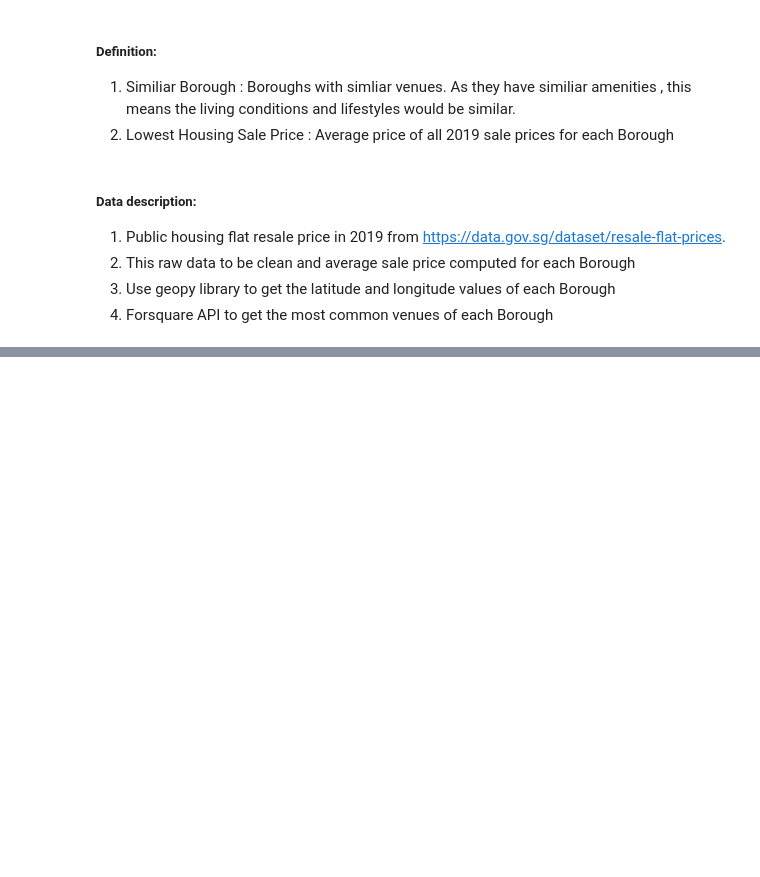
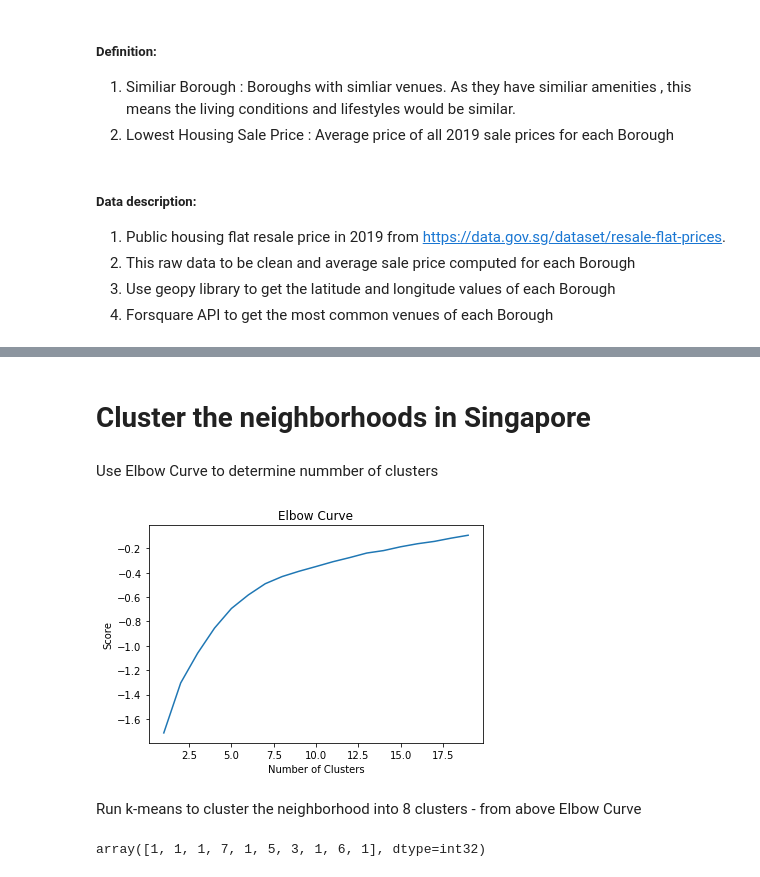
Before and after one commit to fabiankoh/AppliedDataScienceCapstone, a Jupyter notebook: Applied Data Science CapstoneProjectW4-5.ipynb, the cells around one changed output, grey strips where cells are left out. Drawn from its saved outputs; the diff is of its cells as text; code cells hidden in the pictures; blank space fills up the shorter version.

```diff
--- a/Applied Data Science CapstoneProjectW4-5.ipynb
+++ b/Applied Data Science CapstoneProjectW4-5.ipynb
@@ -23,0 +280,6 @@ Best borough in this case would be the lowest priced Borough among the other sim
+# %%
+LIMIT = 100 #limit of number of venues returned by Foursquare API
+
+import requests # library to handle requests
+
+sg_venues = getNearbyVenues(nearby_names, nearby_latitudes, nearby_longitudes)
@@ -23,0 +345,12 @@ Best borough in this case would be the lowest priced Borough among the other sim
+# %%
+# one hot encoding
+sg_onehot = pd.get_dummies(sg_venues[['Venue Category']], prefix="", prefix_sep="")
+
+# add neighborhood column back to dataframe
+sg_onehot['Neighborhood'] = sg_venues['Neighborhood']
+
+# move neighborhood column to the first column
+fixed_columns = [sg_onehot.columns[-1]] + list(sg_onehot.columns[:-1])
+sg_onehot = sg_onehot[fixed_columns]
+
+sg_onehot.head()
@@ -23,0 +371,3 @@ Best borough in this case would be the lowest priced Borough among the other sim
+# %%
+sg_grouped = sg_onehot.groupby('Neighborhood').mean().reset_index()
+sg_grouped.head()
@@ -23,0 +458,42 @@ Best borough in this case would be the lowest priced Borough among the other sim
+# %% [markdown]
+# Cluster the neighborhoods in Singapore
+# %%
+#get dataset ready for clustering
+sg_grouped_clustering = sg_grouped.drop('Neighborhood', 1)
+# %% [markdown]
+Use Elbow Curve to determine nummber of clusters
+# %%
+Nc = range(1, 20)
+
+kmeans = [KMeans(n_clusters=i) for i in Nc]
+
+kmeans
+
+score = [kmeans[i].fit(sg_grouped_clustering).score(sg_grouped_clustering) for i in range(len(kmeans))]
+
+score
+
+pl.plot(Nc,score)
+
+pl.xlabel('Number of Clusters')
+
+pl.ylabel('Score')
+
+pl.title('Elbow Curve')
+
+pl.show()
+# %% [output]
+[figure, added]
+# %% [markdown]
+Run k-means to cluster the neighborhood into 8 clusters - from above Elbow Curve
+# %%
+# set number of clusters
+kclusters = 8
+
+# run k-means clustering
+kmeans = KMeans(n_clusters=kclusters, random_state=0).fit(sg_grouped_clustering)
+
+# check cluster labels generated for each row in the dataframe
+kmeans.labels_[0:10]
+# %% [output]
+array([1, 1, 1, 7, 1, 5, 3, 1, 6, 1], dtype=int32)
```
Also changed, not shown: parts of 75 cells of this notebook.
